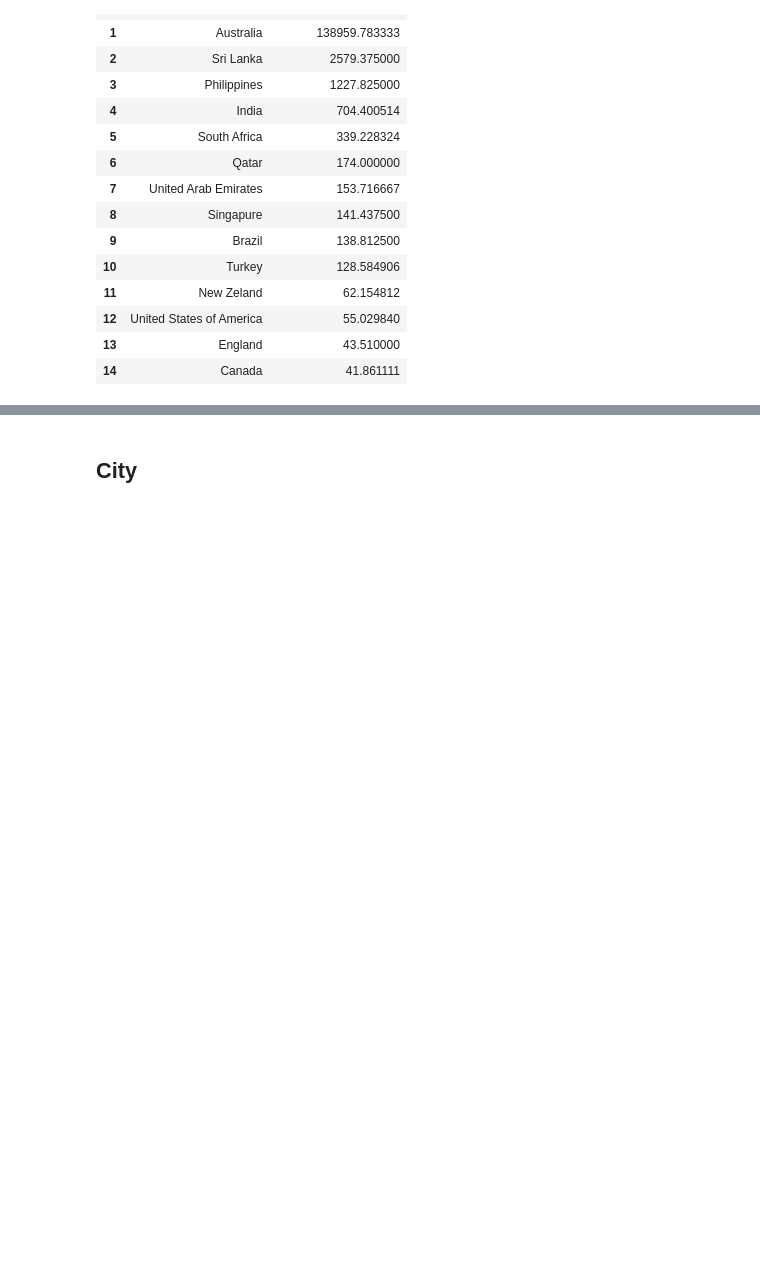
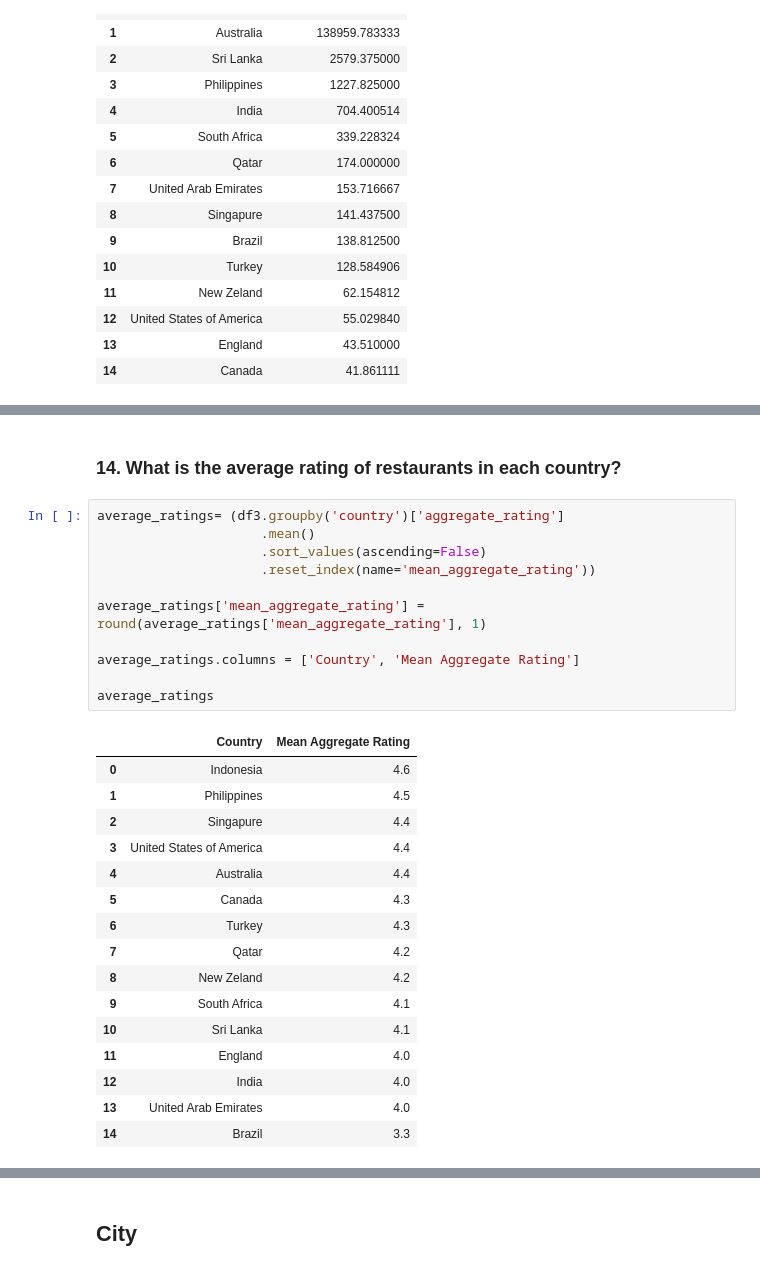
Before and after one commit to Leonamrsm/fome-zero-company, a Jupyter notebook: notebooks/insights_project.ipynb, the cells around one changed output, grey strips where cells are left out. Cells and saved outputs as stored; diff of their text form; blank space fills up the shorter version.

```diff
--- a/notebooks/insights_project.ipynb
+++ b/notebooks/insights_project.ipynb
@@ -440,0 +642,30 @@ df3.groupby('country')['aggregate_rating'].mean().idxmin()
+# %% [markdown]
+### 14. What is the average rating of restaurants in each country?
+# %%
+average_ratings= (df3.groupby('country')['aggregate_rating']
+                     .mean()
+                     .sort_values(ascending=False)
+                     .reset_index(name='mean_aggregate_rating'))
+
+average_ratings['mean_aggregate_rating'] = round(average_ratings['mean_aggregate_rating'], 1)
+
+average_ratings.columns = ['Country', 'Mean Aggregate Rating']
+
+average_ratings
+# %% [output]
+|  | Country | Mean Aggregate Rating |
+| 0 | Indonesia | 4.6 |
+| 1 | Philippines | 4.5 |
+| 2 | Singapure | 4.4 |
+| 3 | United States of America | 4.4 |
+| 4 | Australia | 4.4 |
+| 5 | Canada | 4.3 |
+| 6 | Turkey | 4.3 |
+| 7 | Qatar | 4.2 |
+| 8 | New Zeland | 4.2 |
+| 9 | South Africa | 4.1 |
+| 10 | Sri Lanka | 4.1 |
+| 11 | England | 4.0 |
+| 12 | India | 4.0 |
+| 13 | United Arab Emirates | 4.0 |
+| 14 | Brazil | 3.3 |
```
Also changed, not shown: parts of 55 cells of this notebook, 3 other files.
